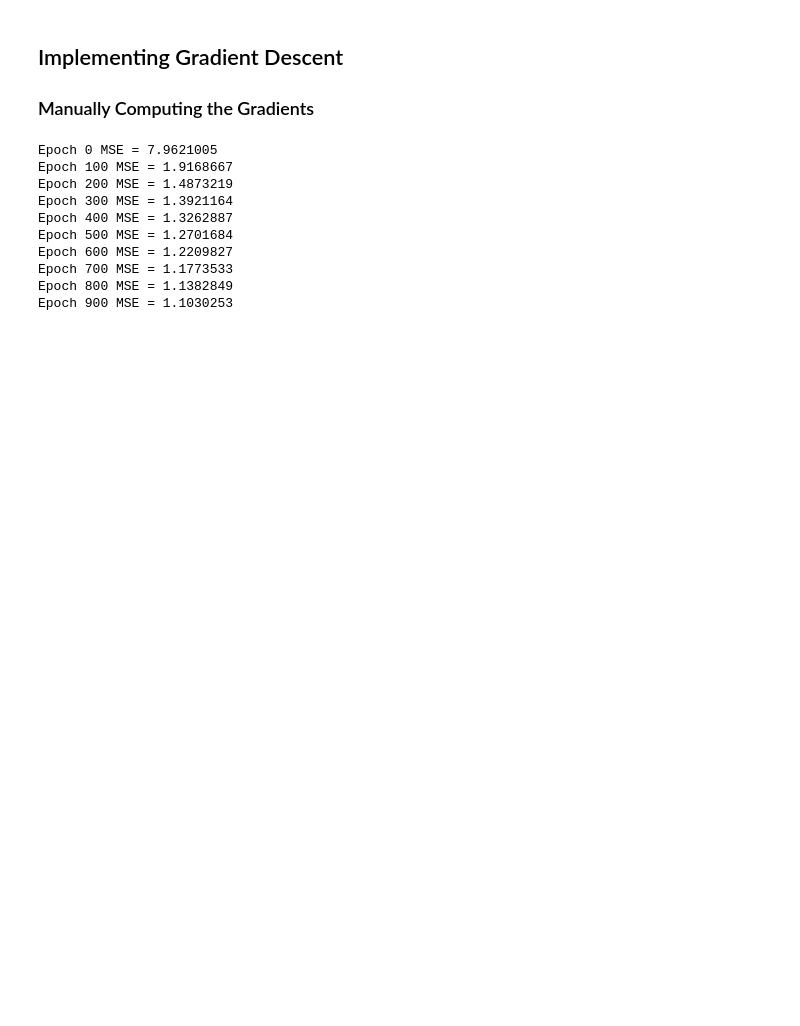
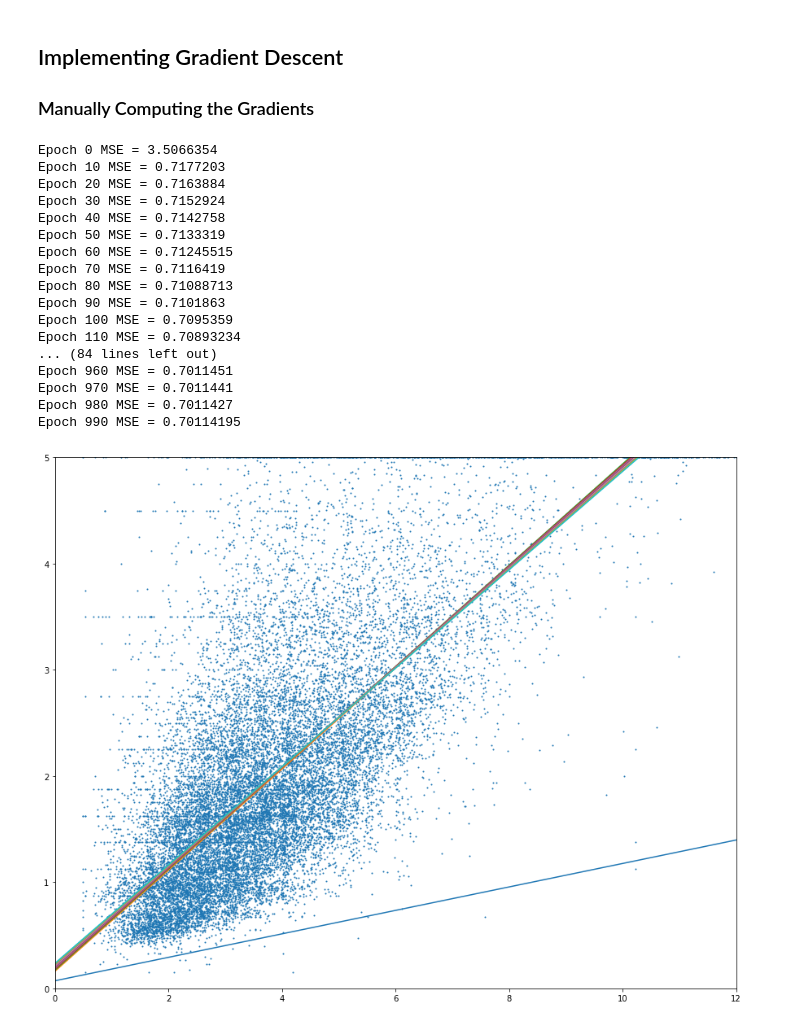
Before and after one commit to fdrennan/drenr_aws, a Jupyter notebook: pages/html_files/tftheta.ipynb, the cells around one changed output. Cells and saved outputs as stored; diff of their text form; code cells hidden in the pictures; blank space fills up the shorter version.

```diff
--- a/pages/html_files/tftheta.ipynb
+++ b/pages/html_files/tftheta.ipynb
@@ -69,8 +42,5 @@ XT = tf.transpose(X)
 theta = tf.matmul(tf.matmul(tf.matrix_inverse(tf.matmul(XT, X)), XT), y)
 # %% [markdown]
 Next will actually run the model we built above.
-# %%
-with tf.Session() as sess:
-    theta_value = theta.eval()
 # %% [markdown]
 The theta output is shown below. The first value is the intercept.
@@ -125,6 +53,14 @@ scaled_housing = scaler.transform(housing_data_plus_bias)
+# %%
+n_epochs = 1000
+housing_data_plus_bias = np.c_[np.ones((m, 1)), housing.data]
+df = pd.DataFrame(housing_data_plus_bias, columns = ['Bias', 'MedInc', 'HouseAge', 'AveRooms', 'AveBedrms', 'Population', 'AveOccup', 'Latitude', 'Longitude'])
+df = df.assign(target=housing.target)
+learning_rate = 0.01
 # %%
+x_col = ['Bias', 'MedInc']
+x_targ = df[['Bias', 'MedInc']].as_matrix()
 X = tf.constant(
-    scaled_housing,
+    x_targ,
     dtype=tf.float32,
     name = "X"
 )
@@ -136,7 +72,7 @@ y = tf.constant(
 )
 
 theta = tf.Variable(
-    tf.random_uniform([n + 1, 1], -1.0, 1.0),
+    tf.random_uniform([1 + 1, 1], -1.0, 1.0),
     name = "theta"
 )
 
@@ -150,40 +86,49 @@ mse = tf.reduce_mean(
     name = "mse"
 )
 
-gradients = 2 / m * tf.matmul(tf.transpose(X), error)
-
-training_op = tf.assign(theta, theta - learning_rate * gradients)
+optimizer = tf.train.GradientDescentOptimizer(learning_rate = learning_rate)
+training_op = optimizer.minimize(mse)
 
 init = tf.global_variables_initializer()
-
-logs_dir = './events_tf'
-
-tf.summary.scalar('training_op', training_op)
+thetas = []
 
 with tf.Session() as sess:
-
-    writer = tf.summary.FileWriter(logs_dir)
-    writer.add_graph(sess.graph)
 
     sess.run(init)
 
     for epoch in range(n_epochs):
 
-        if epoch % 100 == 0:
+        if epoch % 10 == 0:
             print("Epoch", epoch, "MSE =", mse.eval())
+            thetas.append(theta.eval())
         sess.run(training_op)
-
-    best_theta = theta.eval()
-
-writer.close()
 # %% [output]
-Epoch 0 MSE = 7.9621005
-Epoch 100 MSE = 1.9168667
-Epoch 200 MSE = 1.4873219
-Epoch 300 MSE = 1.3921164
-Epoch 400 MSE = 1.3262887
-Epoch 500 MSE = 1.2701684
-Epoch 600 MSE = 1.2209827
-Epoch 700 MSE = 1.1773533
-Epoch 800 MSE = 1.1382849
-Epoch 900 MSE = 1.1030253
+Epoch 0 MSE = 3.5066354
+Epoch 10 MSE = 0.7177203
+Epoch 20 MSE = 0.7163884
+Epoch 30 MSE = 0.7152924
+Epoch 40 MSE = 0.7142758
+Epoch 50 MSE = 0.7133319
+Epoch 60 MSE = 0.71245515
+Epoch 70 MSE = 0.7116419
+Epoch 80 MSE = 0.71088713
+Epoch 90 MSE = 0.7101863
+Epoch 100 MSE = 0.7095359
+Epoch 110 MSE = 0.70893234
+... (84 lines left out)
+Epoch 960 MSE = 0.7011451
+Epoch 970 MSE = 0.7011441
+Epoch 980 MSE = 0.7011427
+Epoch 990 MSE = 0.70114195
+# %%
+plt.figure(figsize=(15,12))
+plt.xlim((0, 12))
+plt.ylim((0, 5))
+plt.scatter(df['MedInc'], df['target'], s = 1)
+x = np.linspace(0, 14, 100)
+for i in np.arange(10):
+    y = thetas[i][0] + x * thetas[i][1]
+    plt.plot(x, y)
+plt.show()
+# %% [output]
+[figure, added]
```
Also changed, not shown: parts of 15 cells of this notebook, 3 other files.
